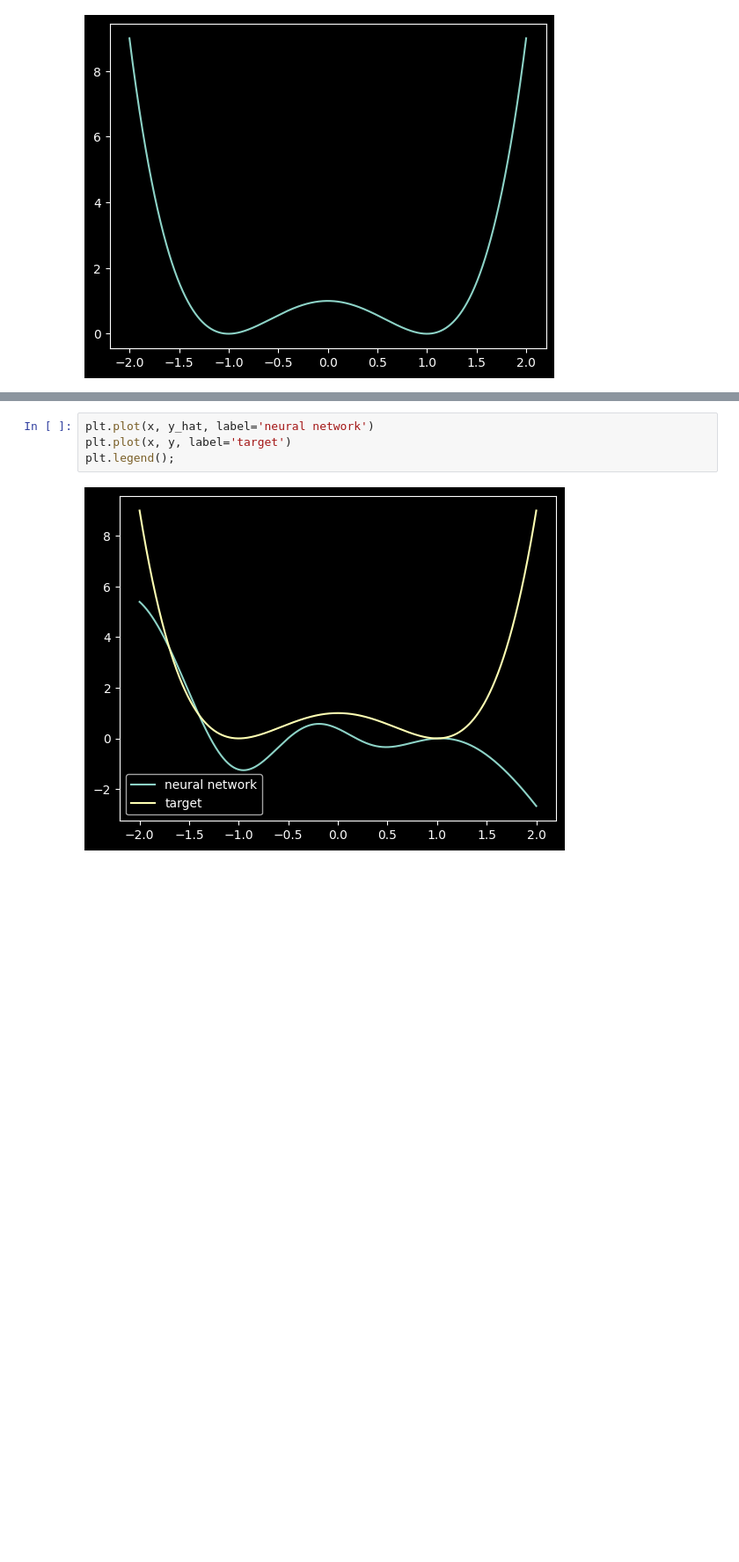
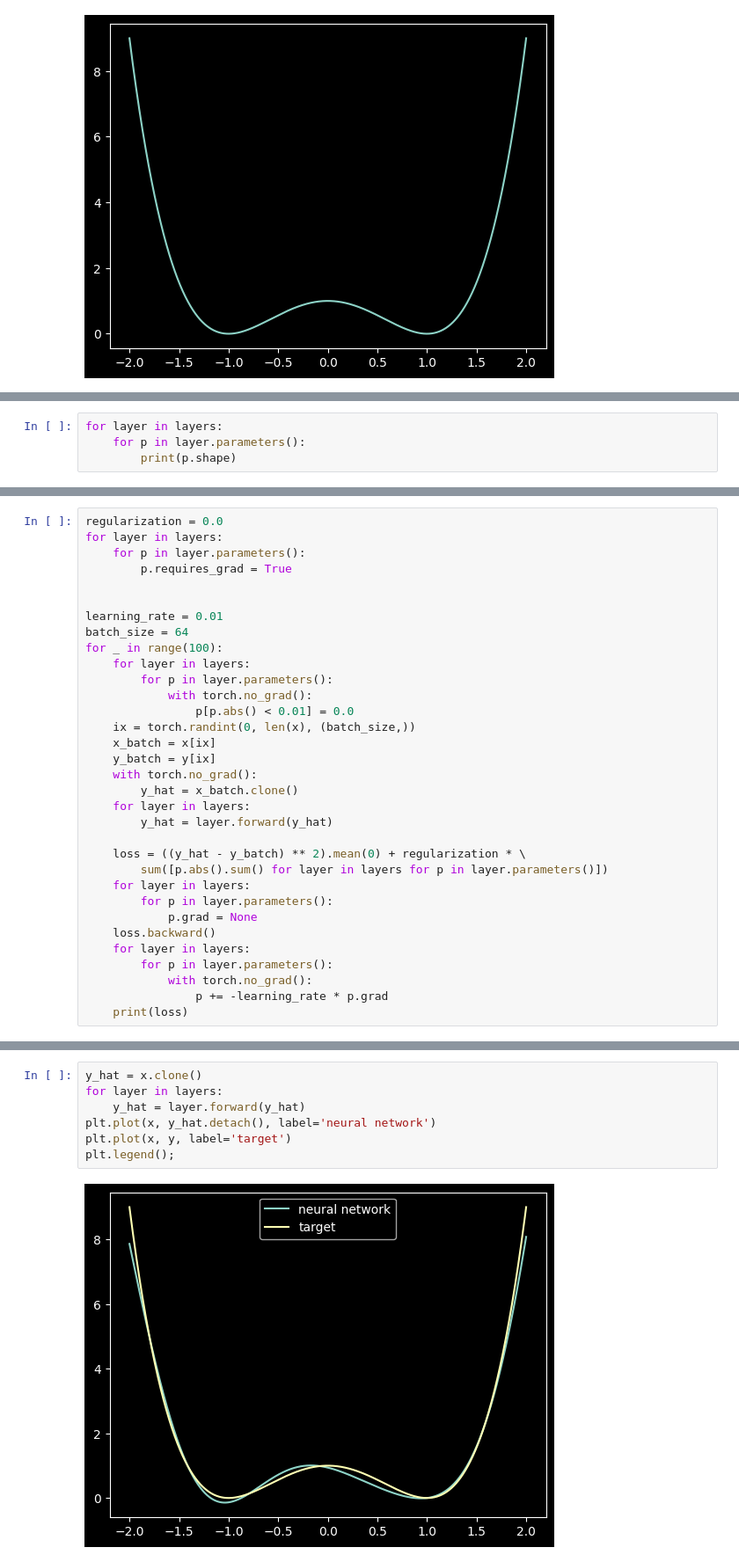
Before and after one commit to jonathan-hellwig/symbolic_regression, a Jupyter notebook: symbolic_regression.ipynb, the cells around one changed output, grey strips where cells are left out. Shown: that part at 88% size. Cells and saved outputs as stored; diff of their text form; blank space fills up the shorter version.

```diff
--- a/symbolic_regression.ipynb
+++ b/symbolic_regression.ipynb
@@ -30,0 +27,4 @@ torch.Size([10000, 1])
+# %%
+for layer in layers:
+    for p in layer.parameters():
+        print(p.shape)
@@ -30,0 +38,33 @@ torch.Size([10000, 1])
+# %%
+regularization = 0.0
+for layer in layers:
+    for p in layer.parameters():
+        p.requires_grad = True
+
+
+learning_rate = 0.01
+batch_size = 64
+for _ in range(100):
+    for layer in layers:
+        for p in layer.parameters():
+            with torch.no_grad():
+                p[p.abs() < 0.01] = 0.0
+    ix = torch.randint(0, len(x), (batch_size,))
+    x_batch = x[ix]
+    y_batch = y[ix]
+    with torch.no_grad():
+        y_hat = x_batch.clone()
+    for layer in layers:
+        y_hat = layer.forward(y_hat)
+
+    loss = ((y_hat - y_batch) ** 2).mean(0) + regularization * \
+        sum([p.abs().sum() for layer in layers for p in layer.parameters()])
+    for layer in layers:
+        for p in layer.parameters():
+            p.grad = None
+    loss.backward()
+    for layer in layers:
+        for p in layer.parameters():
+            with torch.no_grad():
+                p += -learning_rate * p.grad
+    print(loss)
@@ -31,6 +89,9 @@ torch.Size([10000, 1])
 # %%
-plt.plot(x, y_hat, label='neural network')
+y_hat = x.clone()
+for layer in layers:
+    y_hat = layer.forward(y_hat)
+plt.plot(x, y_hat.detach(), label='neural network')
 plt.plot(x, y, label='target')
 plt.legend();
 # %% [output]
-[figure, old version]
+[figure, new version]
```
Also changed, not shown: parts of 16 cells of this notebook.
